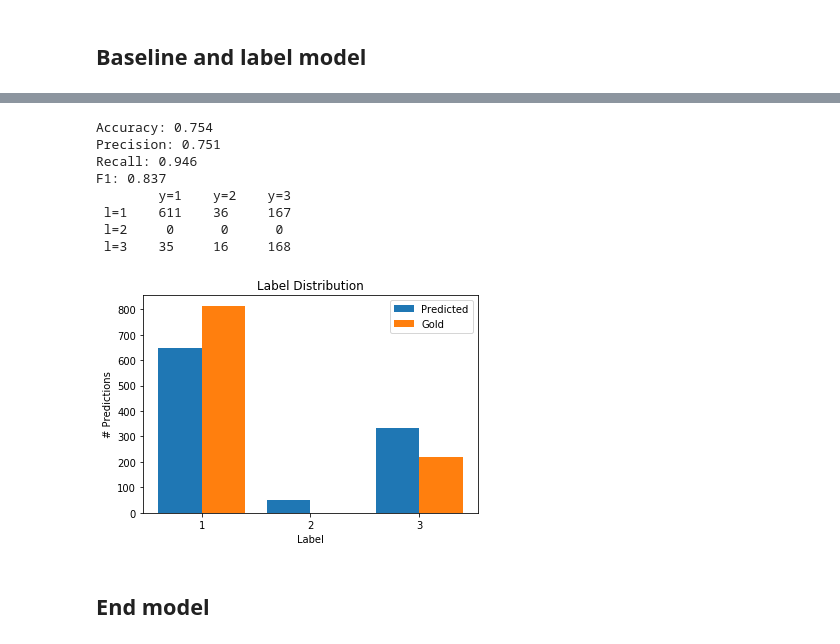
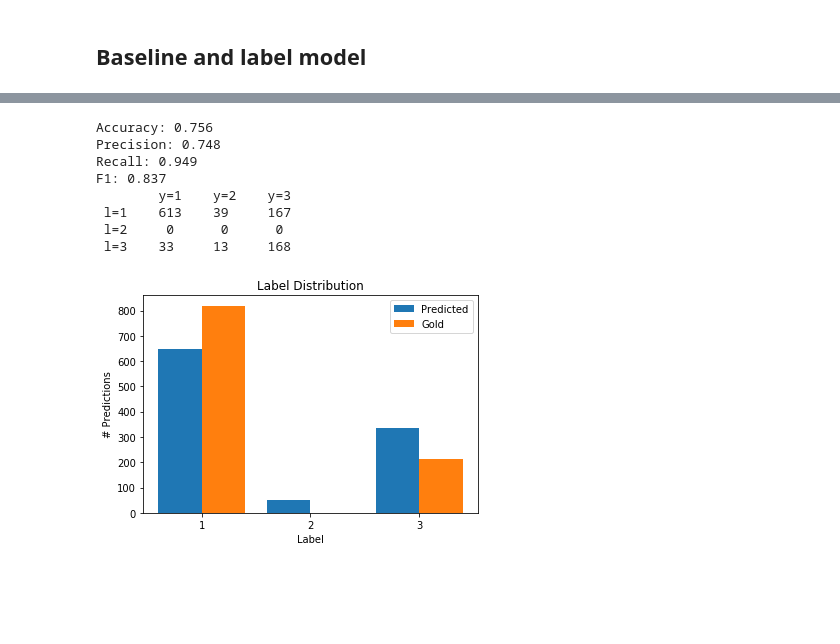
Before and after one commit to wri/policy-toolkit, a Jupyter notebook: notebooks/4-automatic-data-labeling.ipynb, the cells around one changed output, grey strips where cells are left out. Saved outputs shown, nothing was run; the diff lists cells and outputs as text; code cells hidden in the pictures; blank space fills up the shorter version.

```diff
--- a/notebooks/4-automatic-data-labeling.ipynb
+++ b/notebooks/4-automatic-data-labeling.ipynb
@@ -96,16 +111,15 @@ def split_and_search(string, l1 = ['finance', 'money'], l2 = ['provide', 'improv
     else:
         return 999
 
-split_and_search("We will improve the delivery of financing mechanisms provide money")
-
 verbs = ['improve', 'provide', 'establish', 'assist', 'raise', 'facilitate', 'increase',
         'mobilize', 'encourage', 'offer']
 
 nouns = ['fund', 'investment', 'finance', 'credit', 'budget', 'resource']
 
-neg_verbs_adj = ['limit', 'inadequate', 'insufficient', 'mismanage', 'little', 'high', 'lack']
+neg_verbs_adj = ['limit', 'inadequate', 'insufficient', 'mismanage', 'little', 'high', 'lack', 'challenge']
+
 neg_nouns = ['progress', 'cost', 'budget', 'credit', 'resource', 'investment', 'fund', 'interest',
-            'finance']
+            'finance', 'challenge', 'loan', 'capital']
 
 def less_than_5(text):
     diff = split_and_search(text, l1 = verbs, l2 = nouns)
@@ -113,7 +127,7 @@ def less_than_5(text):
 
 def negative_proximity(text):
     diff = split_and_search(text, l1 = neg_verbs_adj, l2 = neg_nouns)
-    return NEGATIVE if diff < 10 else ABSTAIN
+    return NEGATIVE if diff < 5 else ABSTAIN
 # %%
 #TODO: Refine and granularize the LFs
 #TODO: Go through false positives and update original labels --- Some of them are incorrect
@@ -175,7 +189,8 @@ def neutral(text):
     inc = re.search(INCENTIVE, text)
     cre = re.search(TYPES_OF_FUNDS, text)
     dis = re.search(NEG_WORDS, text)
-    return ABSTAIN if inc or dis or cre else NEUTRAL
+    create = re.search(CREATING_FUNDS, text)
+    return ABSTAIN if inc or dis or cre or create else NEUTRAL
 
 def reduce(text):
     return POSITIVE if re.search(REDUCE_WORDS, text) else ABSTAIN
@@ -272,28 +287,29 @@ Finished Training
 scores = label_model.score((LF_matrix, gold_standard),
                            metric=['accuracy','precision', 'recall', 'f1'])
 # %% [output]
-Accuracy: 0.754
-Precision: 0.751
-Recall: 0.946
+Accuracy: 0.756
+Precision: 0.748
+Recall: 0.949
 F1: 0.837
         y=1    y=2    y=3
- l=1    611    36     167
+ l=1    613    39     167
  l=2     0      0      0
- l=3    35     16     168
+ l=3    33     13     168
 # %%
 from metal.contrib.visualization.analysis import (
     plot_predictions_histogram,
     plot_probabilities_histogram,
 )
 
 Y_train_ps = label_model.predict_proba(LF_matrix)
 Y_snorkel = label_model.predict(LF_matrix)
+np.save("../data/interim/snorkel_proba", Y_train_ps)
 
 plot_predictions_histogram(gold_standard,
                            label_model.predict(LF_matrix),
                            title="Label Distribution")
 # %% [output]
-[figure, old version]
+[figure, new version]
 # %%
 false = np.where(Y_snorkel != df['class'])
 false_negatives = [x for x in false[0] if df['class'][x] == 2]
@@ -302,5 +318,3 @@ false_negatives = [x for x in false[0] if df['class'][x] == 2]
 f_to_p = []
 for x in false_negatives:
     print(x, df['sentences'][x], df['class'][x], Y_snorkel[x])
-# %% [markdown]
-## End model
```
Also changed, not shown: parts of 9 cells of this notebook, 6 other files.
